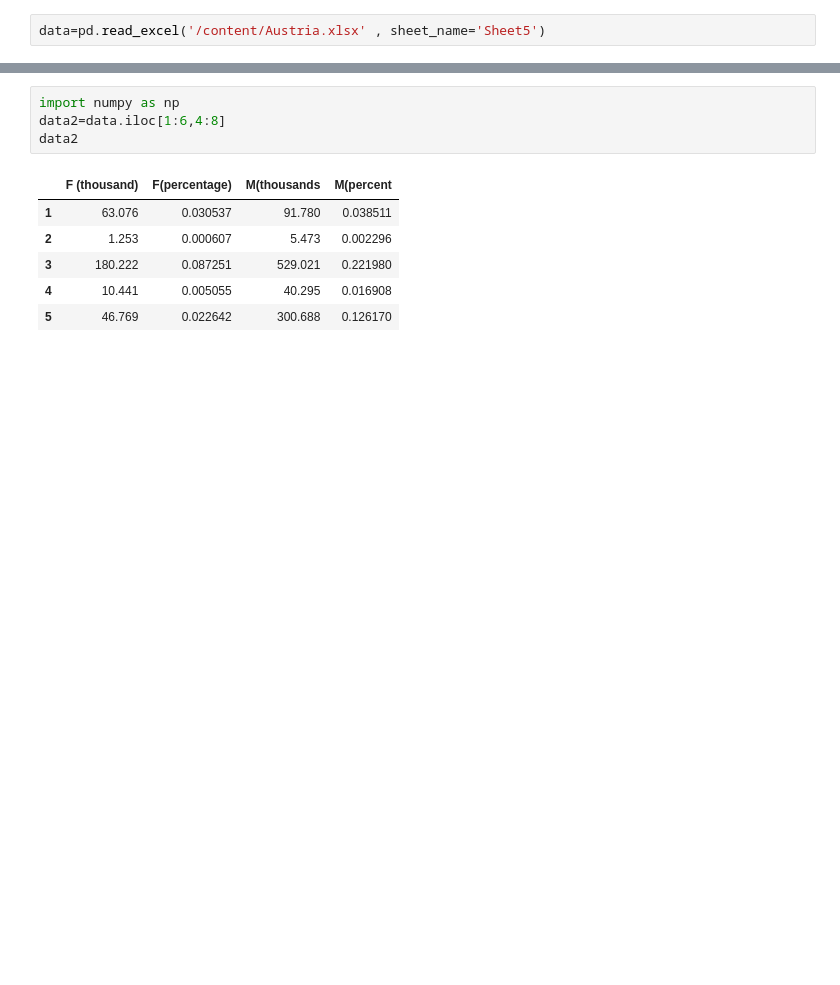
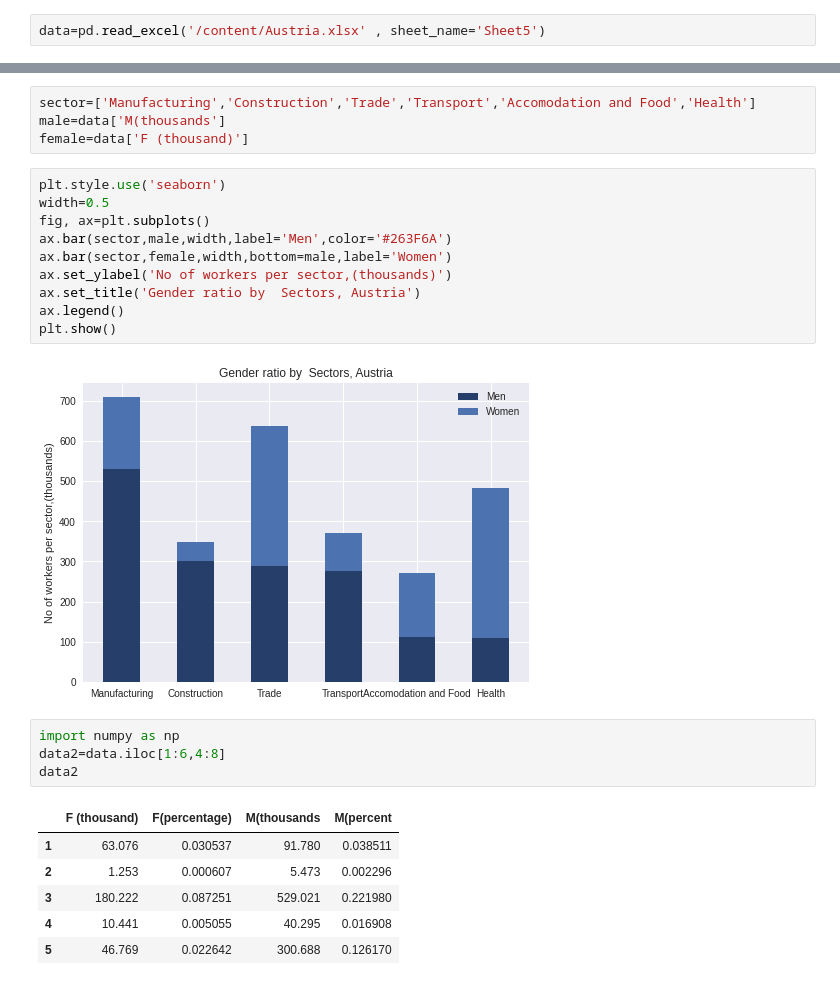
Before and after one commit to Gail529/Machine-Learning-, a Jupyter notebook: Austria.ipynb, the cells around one changed output, grey strips where cells are left out. Saved outputs shown, nothing was run; the diff lists cells and outputs as text; blank space fills up the shorter version.

```diff
--- a/Austria.ipynb
+++ b/Austria.ipynb
@@ -169,3 +176,19 @@ data
+# %%
+sector=['Manufacturing','Construction','Trade','Transport','Accomodation and Food','Health']
+male=data['M(thousands']
+female=data['F (thousand)']
+# %%
+plt.style.use('seaborn')
+width=0.5
+fig, ax=plt.subplots()
+ax.bar(sector,male,width,label='Men',color='#263F6A')
+ax.bar(sector,female,width,bottom=male,label='Women')
+ax.set_ylabel('No of workers per sector,(thousands)')
+ax.set_title('Gender ratio by  Sectors, Austria')
+ax.legend()
+plt.show()
+# %% [output]
+[figure, added]
 # %%
 import numpy as np
 data2=data.iloc[1:6,4:8]
```
Also changed, not shown: parts of 3 cells of this notebook.
